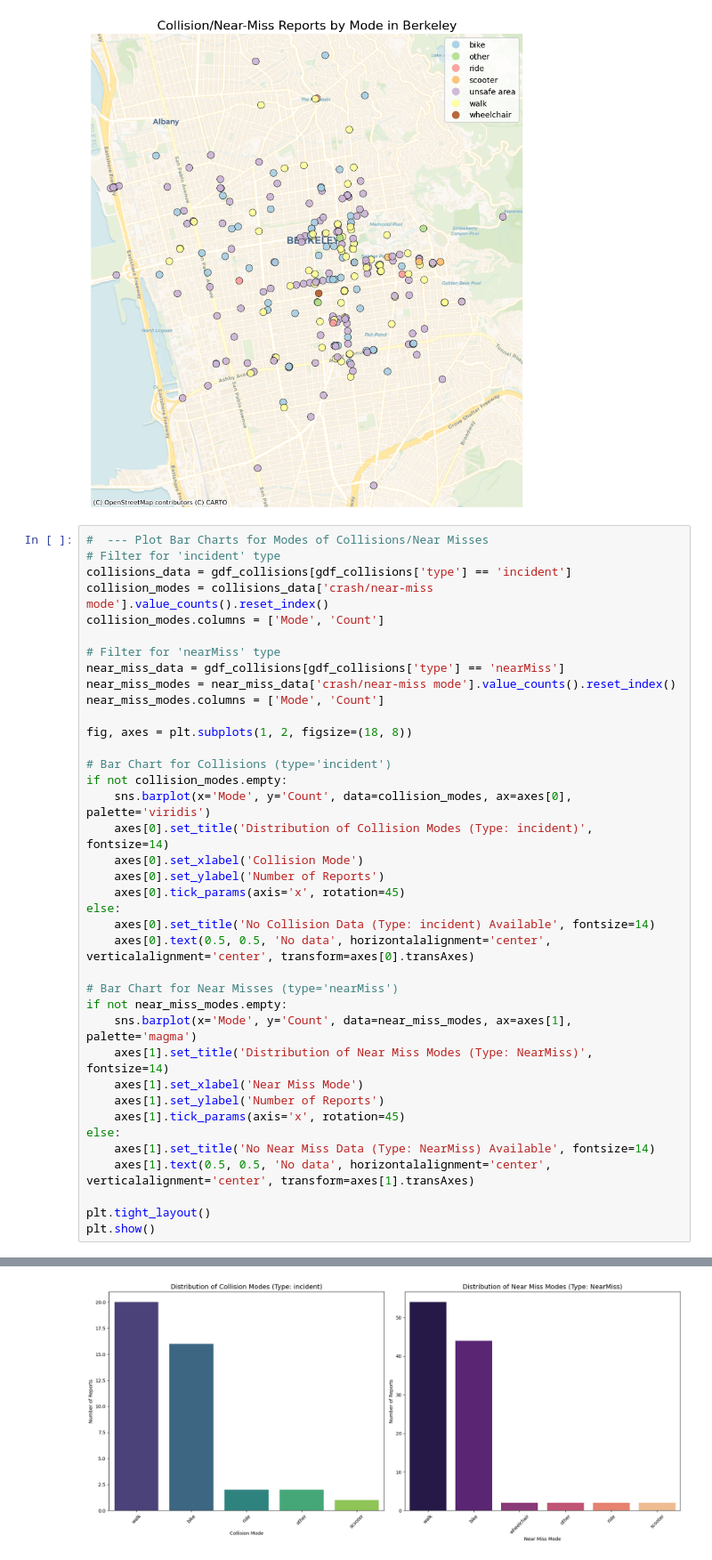
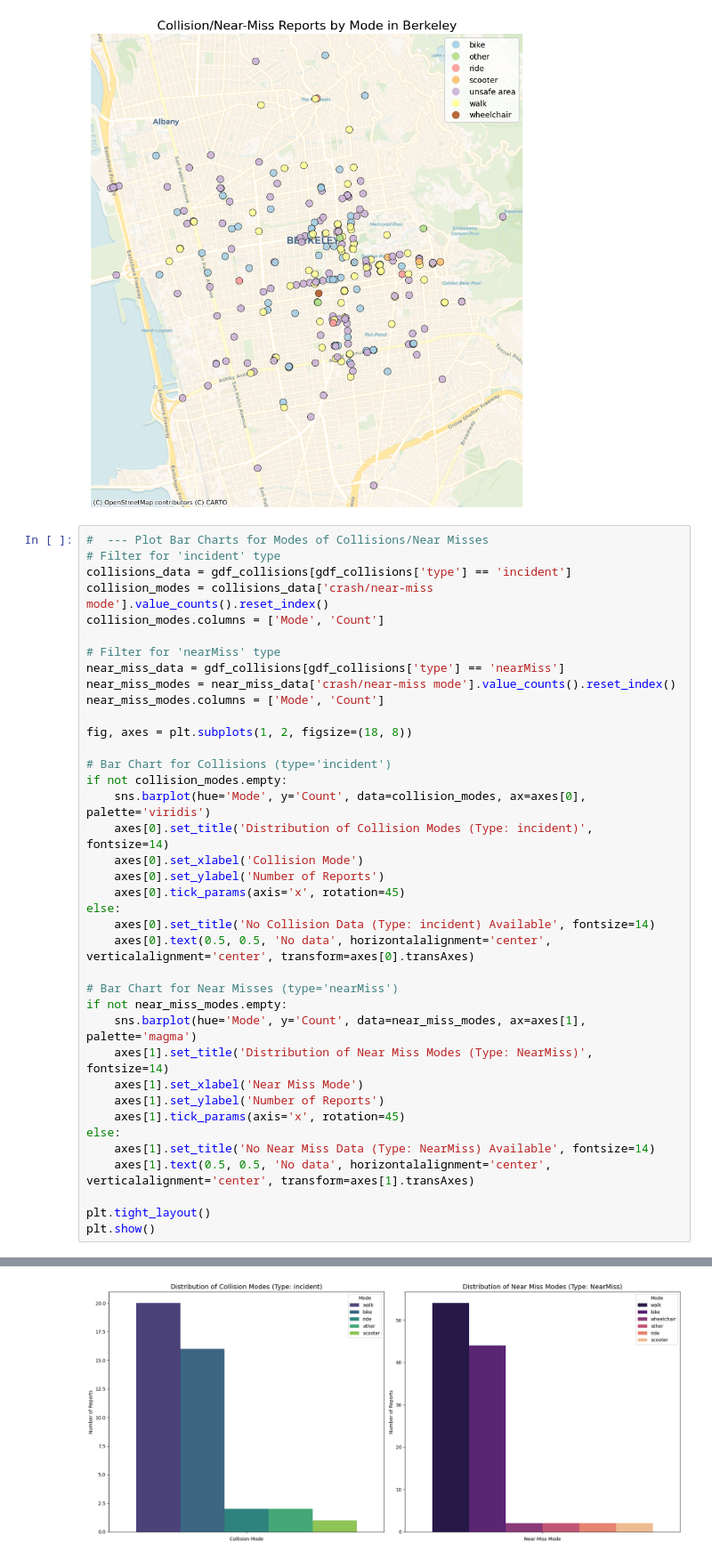
Before and after one commit to jamesvdinh/school, a Jupyter notebook: cyplan-101/group_5_final_project/notebooks/group_5_data_analysis.ipynb, the cells around one changed output, grey strips where cells are left out. Shown at 89% size. Cells and saved outputs as stored; diff of their text form.

```diff
--- a/cyplan-101/group_5_final_project/notebooks/group_5_data_analysis.ipynb
+++ b/cyplan-101/group_5_final_project/notebooks/group_5_data_analysis.ipynb
@@ -137,7 +193,7 @@ fig, axes = plt.subplots(1, 2, figsize=(18, 8))
 
 # Bar Chart for Collisions (type='incident')
 if not collision_modes.empty:
-    sns.barplot(x='Mode', y='Count', data=collision_modes, ax=axes[0], palette='viridis')
+    sns.barplot(hue='Mode', y='Count', data=collision_modes, ax=axes[0], palette='viridis')
     axes[0].set_title('Distribution of Collision Modes (Type: incident)', fontsize=14)
     axes[0].set_xlabel('Collision Mode')
     axes[0].set_ylabel('Number of Reports')
@@ -148,7 +204,7 @@ else:
 
 # Bar Chart for Near Misses (type='nearMiss')
 if not near_miss_modes.empty:
-    sns.barplot(x='Mode', y='Count', data=near_miss_modes, ax=axes[1], palette='magma')
+    sns.barplot(hue='Mode', y='Count', data=near_miss_modes, ax=axes[1], palette='magma')
     axes[1].set_title('Distribution of Near Miss Modes (Type: NearMiss)', fontsize=14)
     axes[1].set_xlabel('Near Miss Mode')
     axes[1].set_ylabel('Number of Reports')
@@ -170,4 +219,4 @@ Passing `palette` without assigning `hue` is deprecated and will be removed in v
-[figure, old version]
+[figure, new version]
 # %%
 # --- Geocoding (for later) ---
 # def normalize_intersection(address):
```
Also changed, not shown: parts of 11 cells of this notebook, 2 other files.
